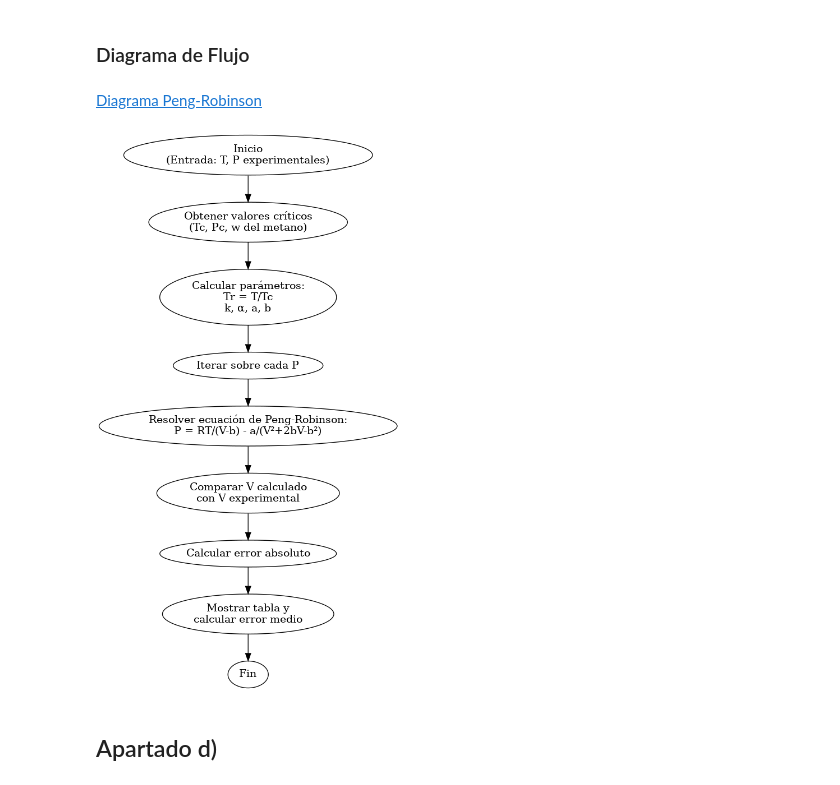
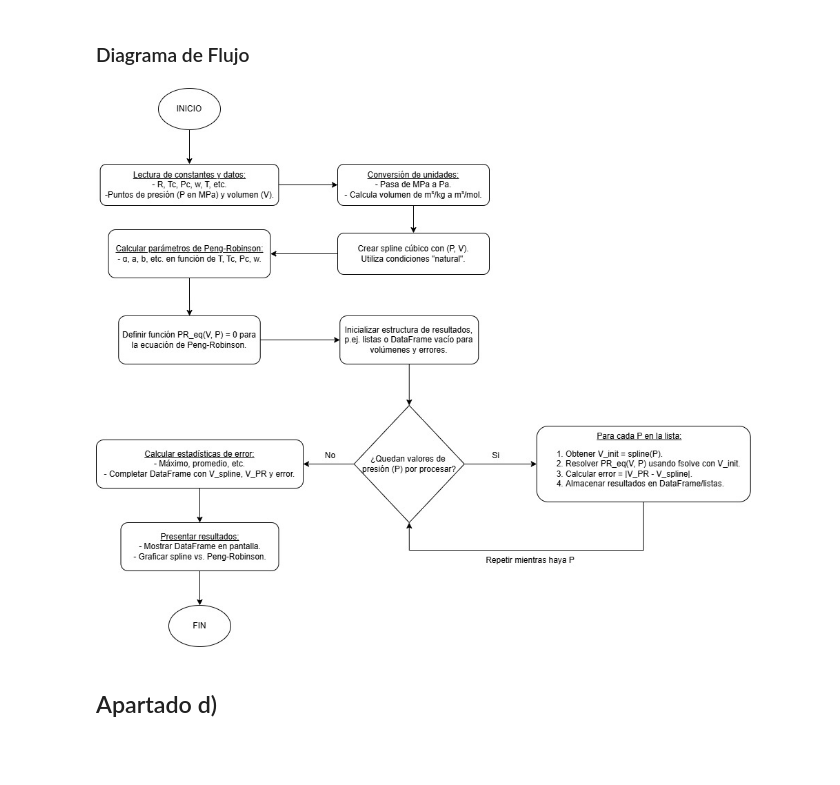
Before and after one commit to AlvaroSantamariaAnton/Caso_practico_1, a Jupyter notebook: Caso_practico_1.ipynb, the cells around one changed output. Drawn from its saved outputs; the diff is of its cells as text; code cells hidden in the pictures; blank space fills up the shorter version.

```diff
--- a/Caso_practico_1.ipynb
+++ b/Caso_practico_1.ipynb
@@ -485,15 +485,13 @@ Error absoluto medio: 0.108420 m³/mol
 [figure]
 # %% [markdown]
 ### Diagrama de Flujo
-# %% [markdown]
-[Diagrama Peng-Robinson](diagrama_peng_robinson.png)
 # %%
 from IPython.display import Image
 
 # Mostrar imagen directamente en el notebook
-Image("diagrama_peng_robinson.png")
+Image("Diagrama_de_Flujo.jpg")
 # %% [output]
-[figure, old version]
+[figure, new version]
 # %% [markdown]
 ## Apartado d)
 # %%
```
Also changed, not shown: parts of 2 cells of this notebook, 5 other files.
